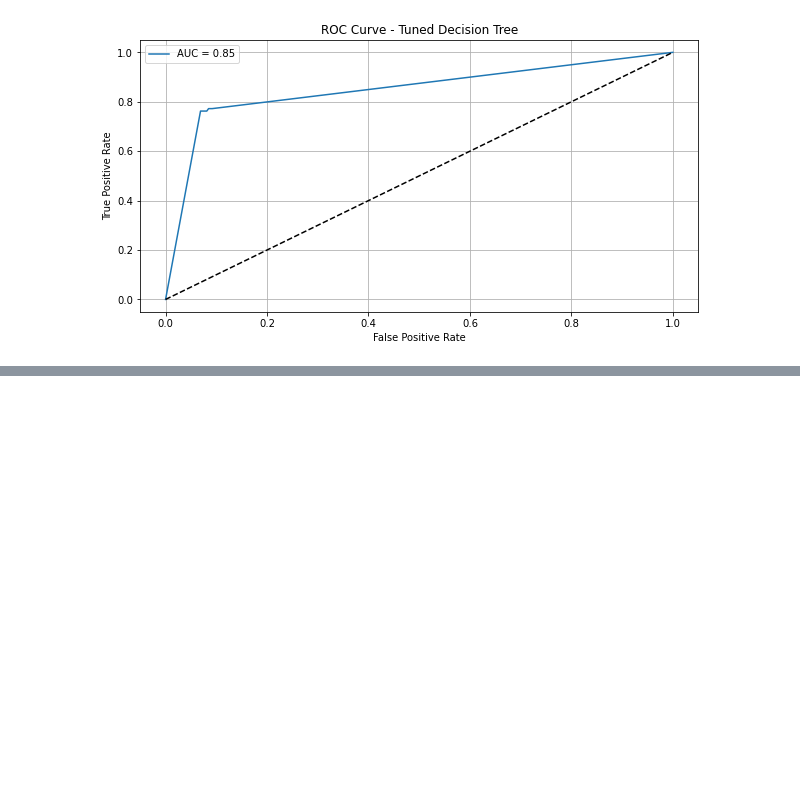
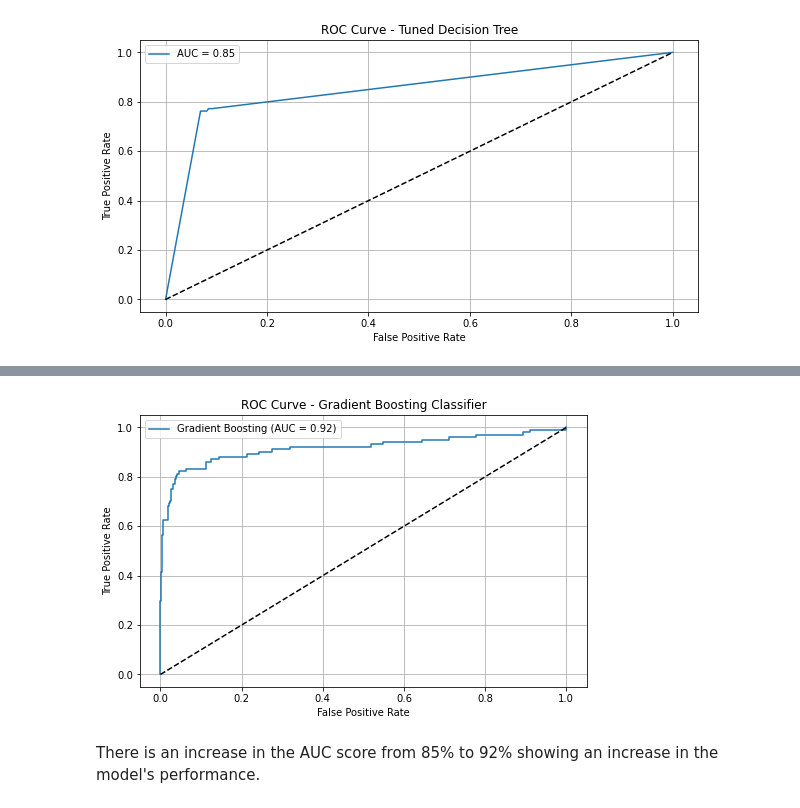
Before and after one commit to Julie-t/CustomerChurn, a Jupyter notebook: project.ipynb, the cells around one changed output, grey strips where cells are left out. Cells and saved outputs as stored; diff of their text form; code cells hidden in the pictures; blank space fills up the shorter version.

Commit message:
Build and evaluate gradient boosting model using roc-curve

```diff
--- a/project.ipynb
+++ b/project.ipynb
@@ -456,0 +459,12 @@ plt.show()
+# %%
+from sklearn.ensemble import GradientBoostingClassifier
+
+# Initialize the model
+gb_model = GradientBoostingClassifier(random_state=42)
+
+# Fit the model on the training data
+gb_model.fit(X_train_scaled, y_train_resampled)
+
+# Predict on the test data
+y_pred_gb = gb_model.predict(X_test_scaled)
+y_proba_gb = gb_model.predict_proba(X_test_scaled)[:, 1]
@@ -456,0 +497,16 @@ plt.show()
+# %%
+# ROC Curve
+fpr_gb, tpr_gb, _ = roc_curve(y_test, y_proba_gb)
+plt.figure(figsize=(8, 5))
+plt.plot(fpr_gb, tpr_gb, label=f'Gradient Boosting (AUC = {roc_auc_score(y_test, y_proba_gb):.2f})')
+plt.plot([0, 1], [0, 1], 'k--')
+plt.xlabel("False Positive Rate")
+plt.ylabel("True Positive Rate")
+plt.title("ROC Curve - Gradient Boosting Classifier")
+plt.legend()
+plt.grid(True)
+plt.show()
+# %% [output]
+[figure, added]
+# %% [markdown]
+There is an increase in the AUC score from 85% to 92% showing an increase in the model's performance.
```
Also changed, not shown: parts of 4 cells of this notebook.
